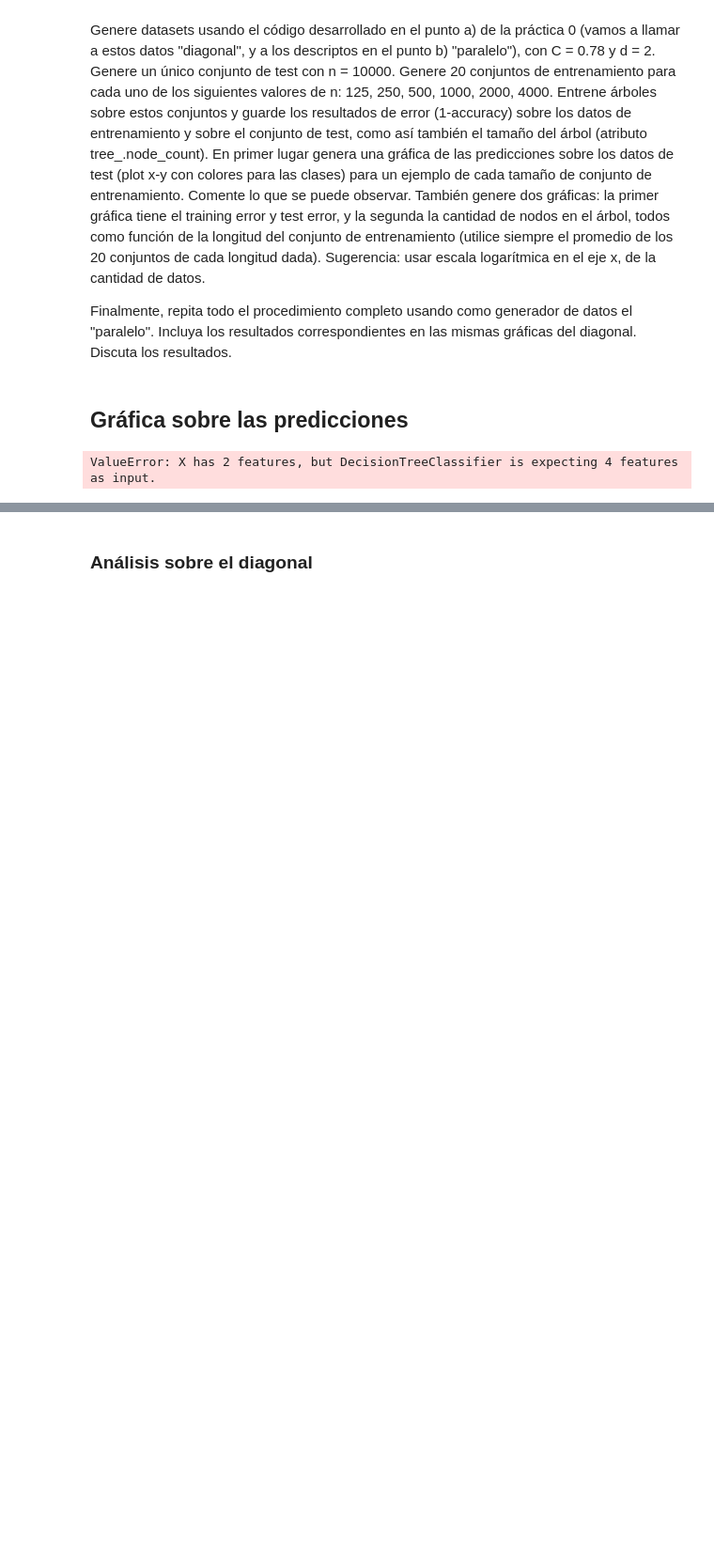
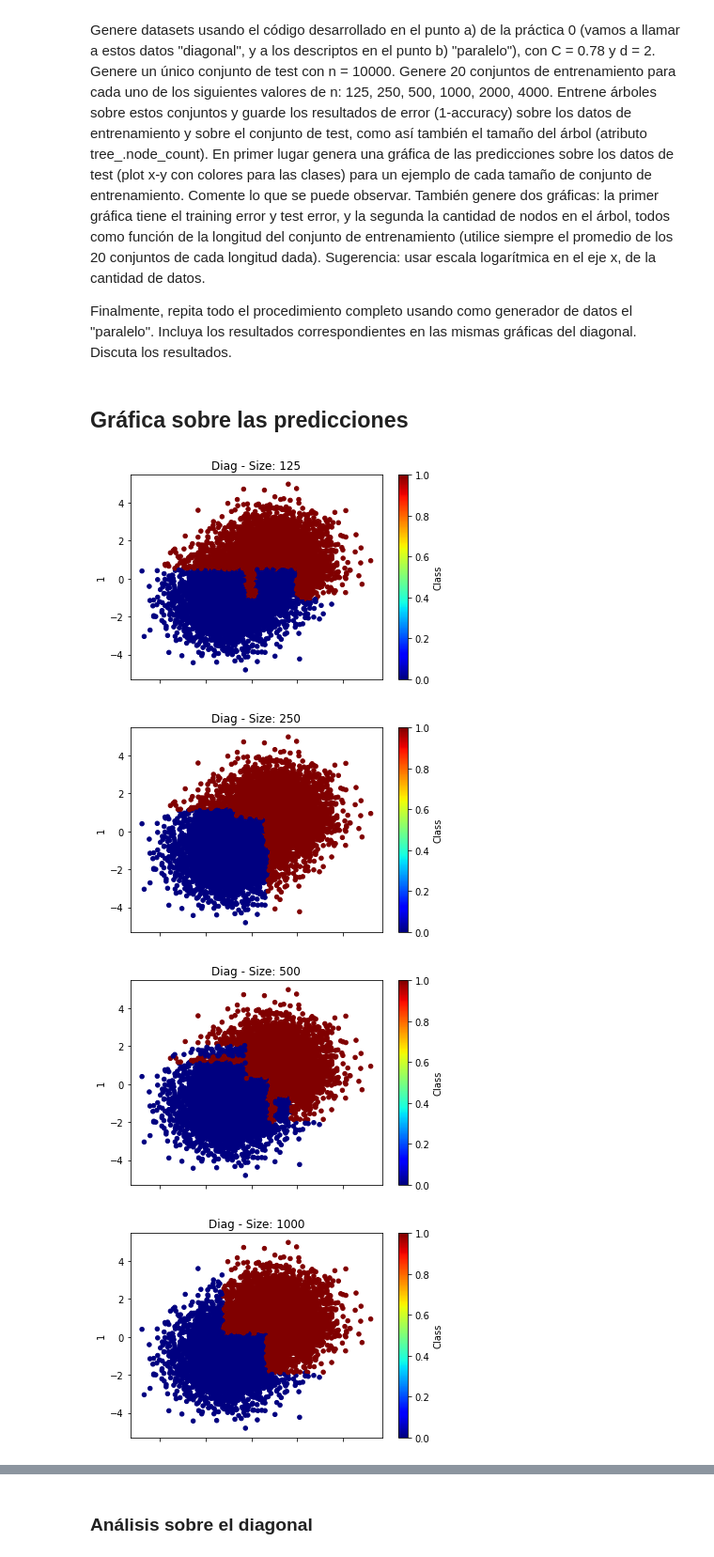
Before and after one commit to natimellino/IAA, a Jupyter notebook: TP1/ArbolesDecision.ipynb, the cells around one changed output, grey strips where cells are left out. Shown: that part at 94% size. Drawn from its saved outputs; the diff is of its cells as text; code cells hidden in the pictures; blank space fills up the shorter version.

```diff
--- a/TP1/ArbolesDecision.ipynb
+++ b/TP1/ArbolesDecision.ipynb
@@ -263,33 +267,36 @@ for n in n_values:
         prediction_b = clf_b.predict(test_set_b)
 
         # Guardamos el error (1 - accuracy) sobre el conjunto de entrenamiento
         # y sobre el conjunto de testeo.
         test_errors_a.append(1 - accuracy_score(y_test_set_a, prediction_a))
-        train_errors_a.append(1 - accuracy_score(ytrain_a, clf.predict(Xtrain_a)))
+        train_errors_a.append(1 - accuracy_score(ytrain_a, clf_a.predict(Xtrain_a)))
 
         test_errors_b.append(1 - accuracy_score(y_test_set_b, prediction_b))
-        train_errors_b.append(1 - accuracy_score(ytrain_b, clf.predict(Xtrain_b)))
+        train_errors_b.append(1 - accuracy_score(ytrain_b, clf_b.predict(Xtrain_b)))
 
         # Si no tenemos un ejemplo de predicciones de este tamaño lo guardamos
         # para poder analizarlo luego.
 
         if n not in predictions_a.keys():
             predictions_a[n] = (test_set_a, prediction_a)
 
         if n not in predictions_b.keys():
             predictions_b[n] = (test_set_b, prediction_b)
 
 # Graficamos un conjunto de cada tamaño con su respectiva predicción
 for size in predictions_a.keys():
     test_set, prediction = predictions_a[size]
     df_pred = test_set
     df_pred['Class'] = prediction
     df_pred.plot(x=0, y=1, kind='scatter', c='Class', colormap='jet', title=f"Diag - Size: {size}")
 
 for size in predictions_b.keys():
     test_set, prediction = predictions_b[size]
     df_pred = test_set
     df_pred['Class'] = prediction
     df_pred.plot(x=0, y=1, kind='scatter', c='Class', colormap='inferno', title=f"Paral - Size: {size}")
 # %% [output]
-ValueError: X has 2 features, but DecisionTreeClassifier is expecting 4 features as input.
+[figure, added]
+[figure, added]
+[figure, added]
+[figure, added]
```
Also changed, not shown: parts of 17 cells of this notebook.
